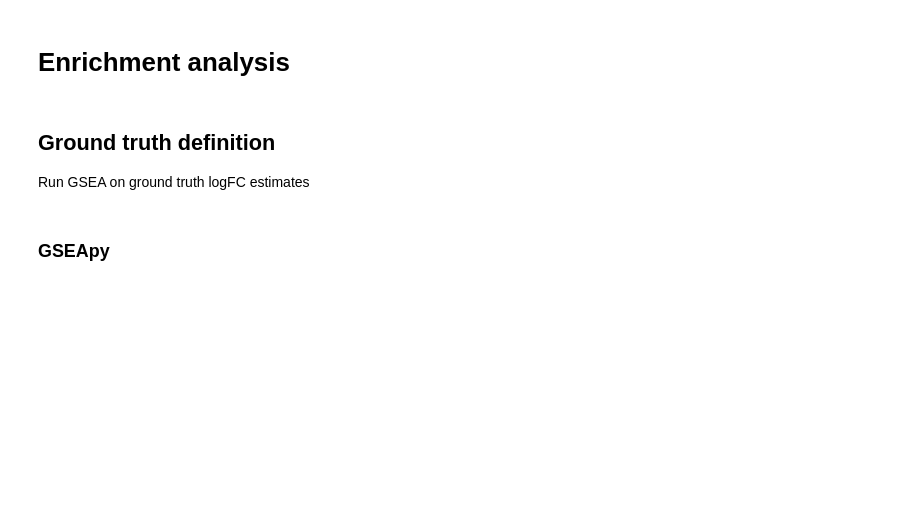
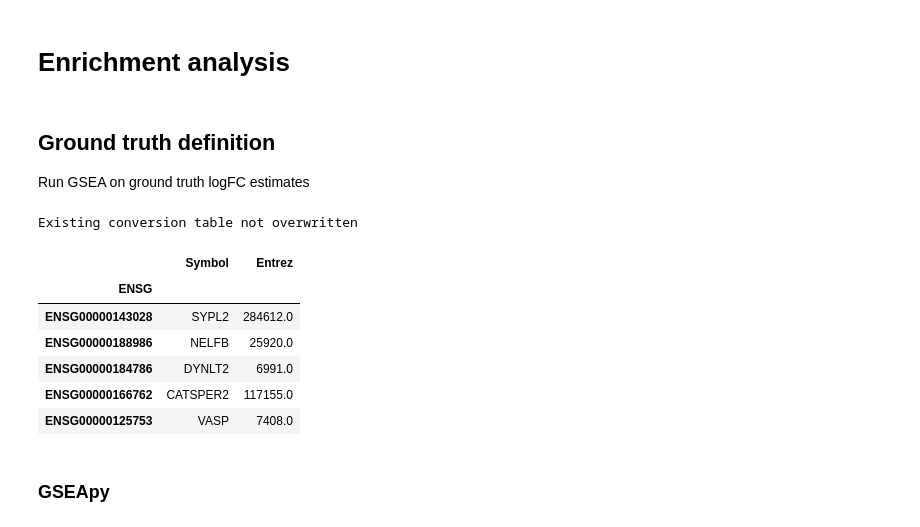
Before and after one commit to pdegen/RNASeqReplicability, a Jupyter notebook: notebooks/interface_ubelix.ipynb, the cells around one changed output. Saved outputs shown, nothing was run; the diff lists cells and outputs as text; code cells hidden in the pictures; blank space fills up the shorter version.

```diff
--- a/notebooks/interface_ubelix.ipynb
+++ b/notebooks/interface_ubelix.ipynb
@@ -340,28 +340,40 @@ Run GSEA on ground truth logFC estimates
 # %%
 from enrichment import prepare_gsea, run_gseapy_libraries, convert_ids_biomart, find_conv_table_all, clean_tab
 
 libraries = [
   "GO_Biological_Process_2021",
   "KEGG_2021_Human"
   # "MSigDB_Oncogenic_Signatures",
   # "Cancer_Cell_Line_Encyclopedia",
   # "GO_Molecular_Function_2021",
   # "GeneSigDB",
   # "GO_Cellular_Component_2021",
   # "MSigDB_Hallmark_2020",
   # "MSigDB_Computational",
   # "WikiPathway_2021_Human"
 ]
 
 datasetsfile = Path(datapath, "multi/datasets.txt")
 with open(datasetsfile, "rb") as f:
     datasets = pickle.load(f)
 
+if "KIRC_syn_hom" in datasets:
+    del datasets["KIRC_syn_hom"]
+
 # Create table for converting ENSG to Gene Symbols and Entrez IDs
 conv_file = Path(datapath, "multi/conv_table.csv")
 find_conv_table_all(datasets, conv_file, overwrite=False)
 conv_table = pd.read_csv(conv_file, index_col=0)
 conv_table.head()
+# %% [output]
+Existing conversion table not overwritten
+|  | Symbol | Entrez |
+| ENSG |  |  |
+| ENSG00000143028 | SYPL2 | 284612.0 |
+| ENSG00000188986 | NELFB | 25920.0 |
+| ENSG00000184786 | DYNLT2 | 6991.0 |
+| ENSG00000166762 | CATSPER2 | 117155.0 |
+| ENSG00000125753 | VASP | 7408.0 |
 # %% [markdown]
 ### GSEApy
 # %%
```
Also changed, not shown: parts of 3 cells of this notebook, 9 other files.
